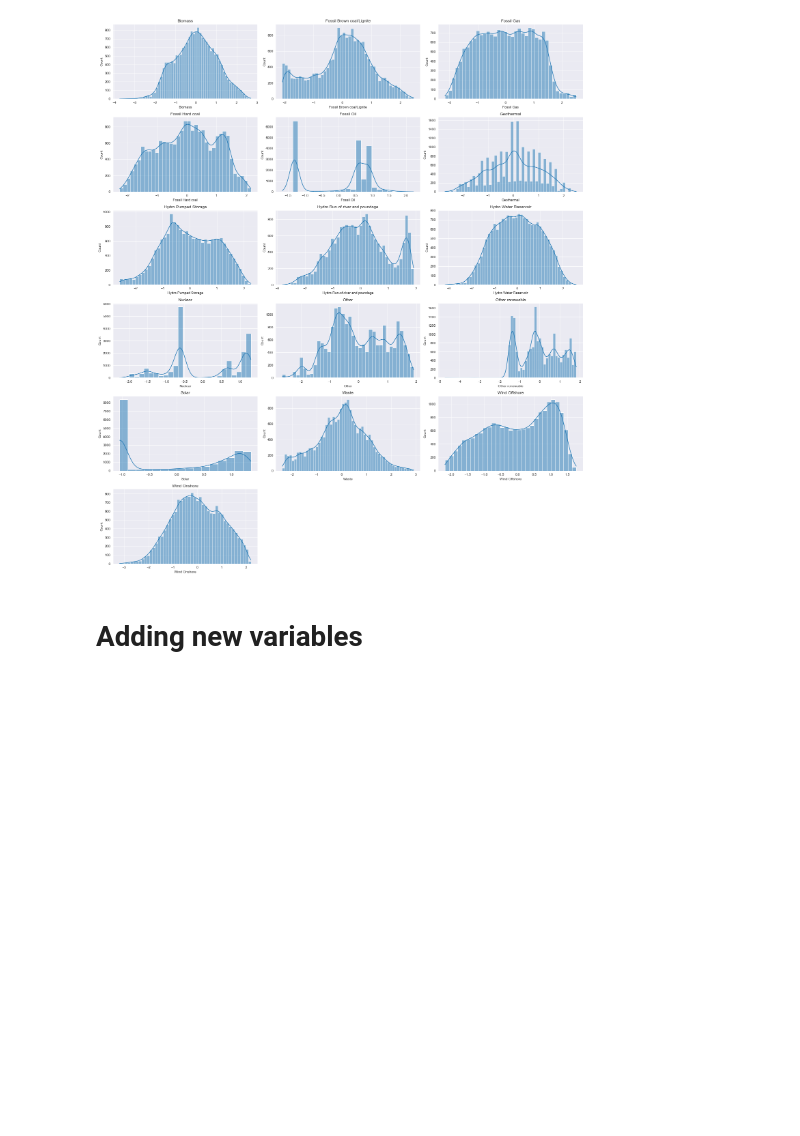
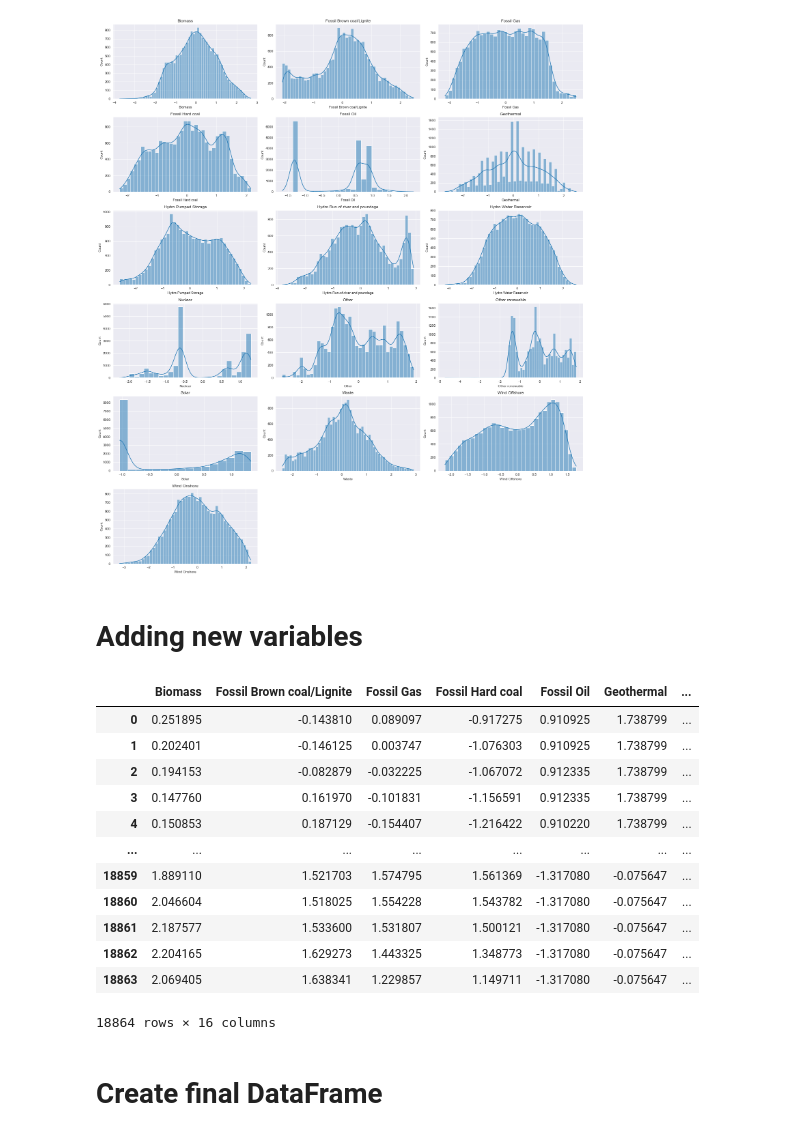
Before and after one commit to Senek18/price_forecast, a Jupyter notebook: data_preparation.ipynb, the cells around one changed output. Drawn from its saved outputs; the diff is of its cells as text; code cells hidden in the pictures; blank space fills up the shorter version.

```diff
--- a/data_preparation.ipynb
+++ b/data_preparation.ipynb
@@ -169,3 +165,21 @@ def is_holiday(date):
         return 0
 # %%
 df["holiday"] = df.data.apply(lambda x: is_holiday(x))
+# %%
+df_pos
+# %% [output]
+|  | Biomass | Fossil Brown coal/Lignite | Fossil Gas | Fossil Hard coal | Fossil Oil | Geothermal | ... |
+| 0 | 0.251895 | -0.143810 | 0.089097 | -0.917275 | 0.910925 | 1.738799 | ... |
+| 1 | 0.202401 | -0.146125 | 0.003747 | -1.076303 | 0.910925 | 1.738799 | ... |
+| 2 | 0.194153 | -0.082879 | -0.032225 | -1.067072 | 0.912335 | 1.738799 | ... |
+| 3 | 0.147760 | 0.161970 | -0.101831 | -1.156591 | 0.912335 | 1.738799 | ... |
+| 4 | 0.150853 | 0.187129 | -0.154407 | -1.216422 | 0.910220 | 1.738799 | ... |
+| ... | ... | ... | ... | ... | ... | ... | ... |
+| 18859 | 1.889110 | 1.521703 | 1.574795 | 1.561369 | -1.317080 | -0.075647 | ... |
+| 18860 | 2.046604 | 1.518025 | 1.554228 | 1.543782 | -1.317080 | -0.075647 | ... |
+| 18861 | 2.187577 | 1.533600 | 1.531807 | 1.500121 | -1.317080 | -0.075647 | ... |
+| 18862 | 2.204165 | 1.629273 | 1.443325 | 1.348773 | -1.317080 | -0.075647 | ... |
+| 18863 | 2.069405 | 1.638341 | 1.229857 | 1.149711 | -1.317080 | -0.075647 | ... |
+18864 rows × 16 columns
+# %% [markdown]
+# Create final DataFrame
```
Also changed, not shown: parts of 10 cells of this notebook.
